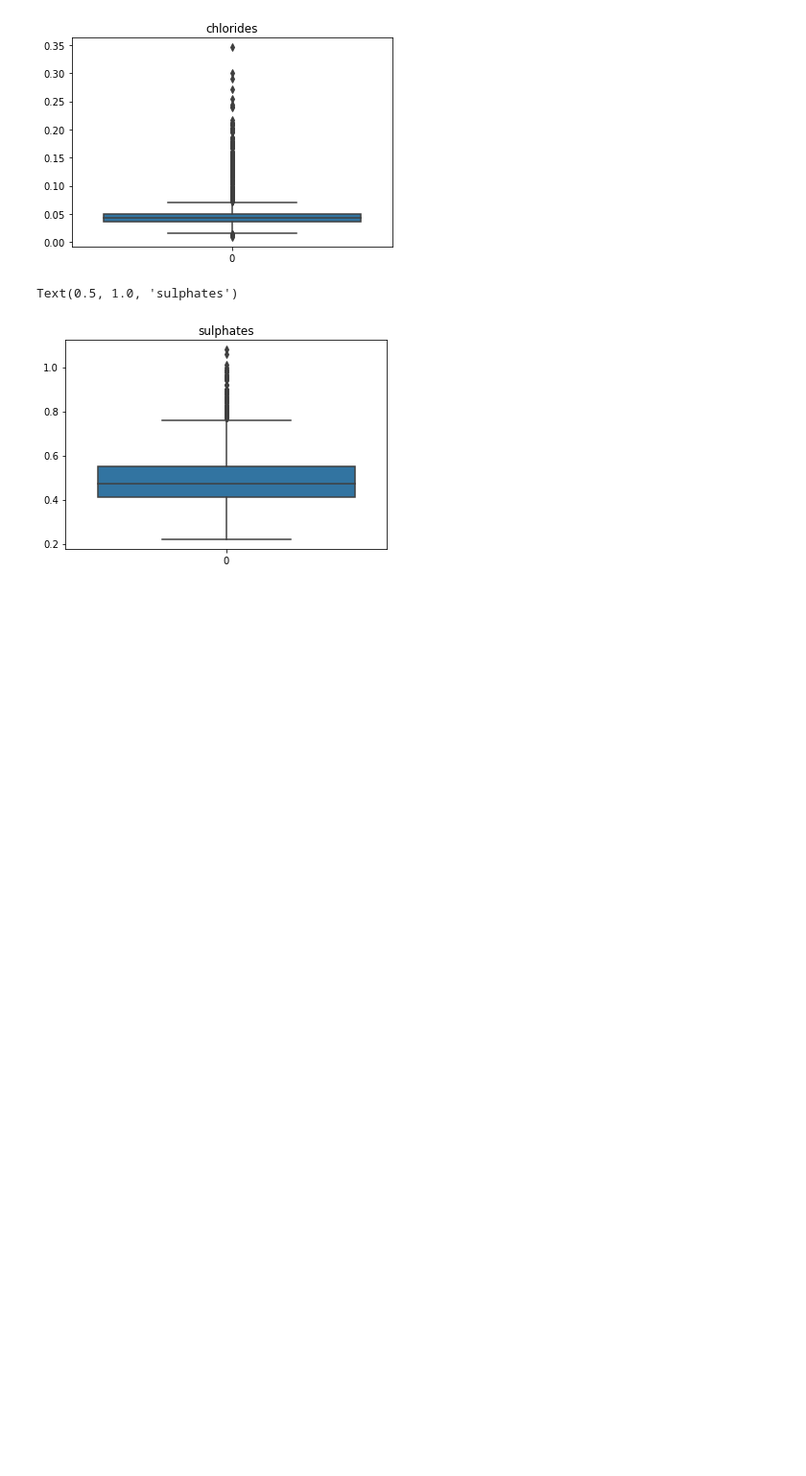
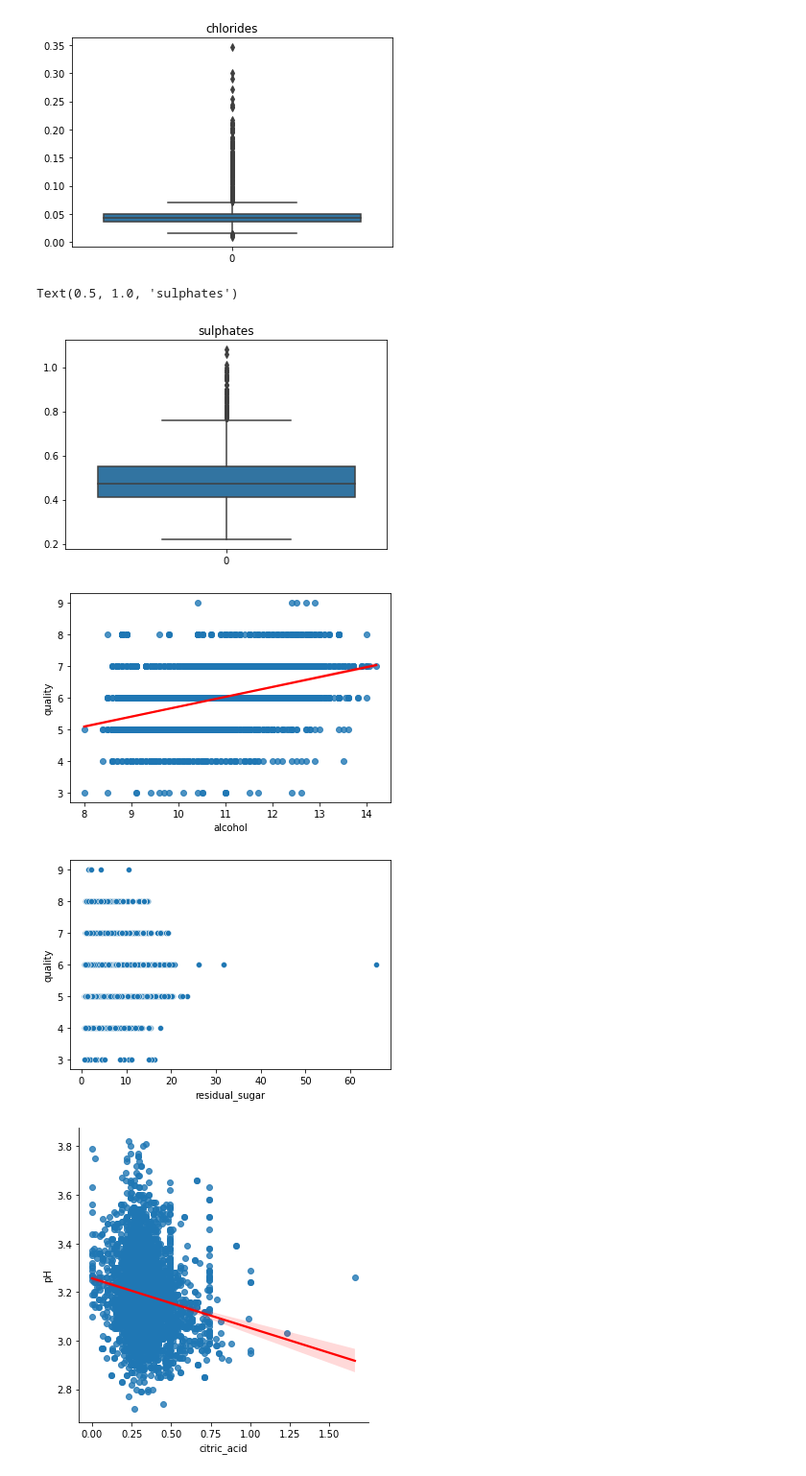
Before and after one commit to MrEnigmamgine/jtl_wine_quality, a Jupyter notebook: Luis_working_notebook.ipynb, the cells around one changed output. Shown at 96% size. Drawn from its saved outputs; the diff is of its cells as text; code cells hidden in the pictures; blank space fills up the shorter version.

```diff
--- a/Luis_working_notebook.ipynb
+++ b/Luis_working_notebook.ipynb
@@ -142,3 +192,14 @@ plt.title("sulphates")
 # %% [output]
 Text(0.5, 1.0, 'sulphates')
 [figure]
+# %%
+sns.regplot(data=white, x='alcohol', y='quality', line_kws = {'color':'red'} )
+plt.show()
+sns.scatterplot(data=white, x='residual_sugar', y='quality',)
+plt.show()
+sns.lmplot(data=white, x='citric_acid', y='pH', line_kws = {'color':'red'})
+plt.show()
+# %% [output]
+[figure, added]
+[figure, added]
+[figure, added]
```
Also changed, not shown: parts of 8 cells of this notebook.
